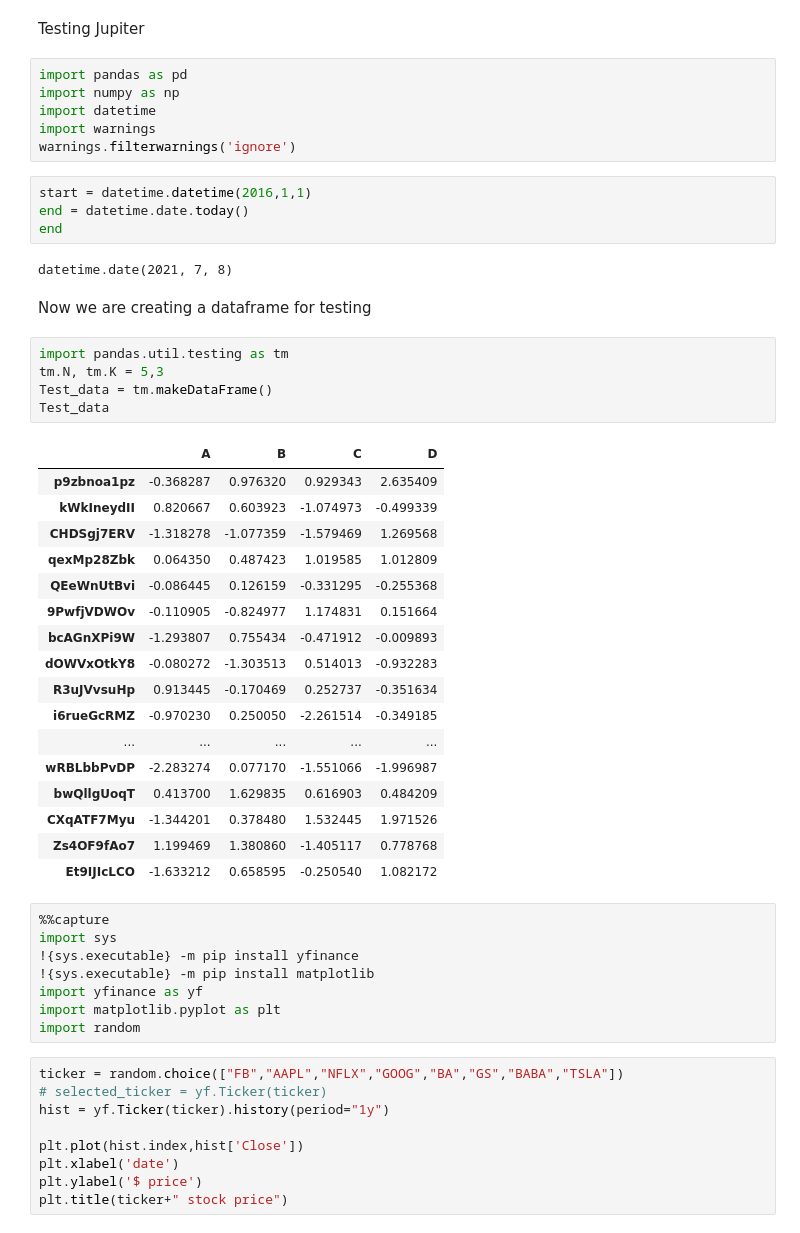
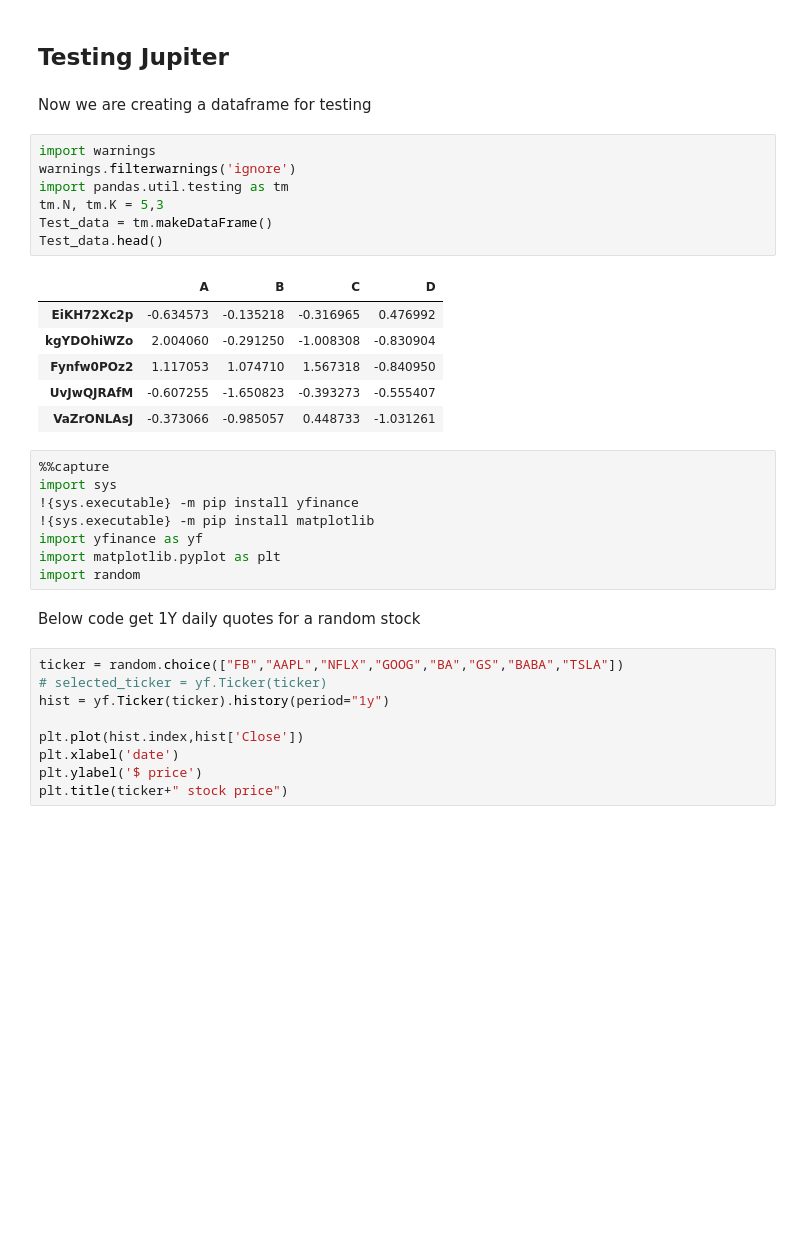
Before and after one commit to alexanu/Data_analysis_snippets, a Jupyter notebook: Playing_with_Data.ipynb, the cells around one changed output. Saved outputs shown, nothing was run; the diff lists cells and outputs as text; blank space fills up the shorter version.

```diff
--- a/Playing_with_Data.ipynb
+++ b/Playing_with_Data.ipynb
@@ -1,42 +1,21 @@
-# %% [markdown]
-Testing Jupiter
-# %%
-import pandas as pd
-import numpy as np
-import datetime
-import warnings
-warnings.filterwarnings('ignore')
-# %%
-start = datetime.datetime(2016,1,1)
-end = datetime.date.today()
-end
-# %% [output]
-datetime.date(2021, 7, 8)
+# %% [markdown]
+## Testing Jupiter
 # %% [markdown]
 Now we are creating a dataframe for testing
 # %%
+import warnings
+warnings.filterwarnings('ignore')
 import pandas.util.testing as tm
 tm.N, tm.K = 5,3
 Test_data = tm.makeDataFrame()
-Test_data
+Test_data.head()
 # %% [output]
 |  | A | B | C | D |
-| p9zbnoa1pz | -0.368287 | 0.976320 | 0.929343 | 2.635409 |
-| kWkIneydII | 0.820667 | 0.603923 | -1.074973 | -0.499339 |
-| CHDSgj7ERV | -1.318278 | -1.077359 | -1.579469 | 1.269568 |
-| qexMp28Zbk | 0.064350 | 0.487423 | 1.019585 | 1.012809 |
-| QEeWnUtBvi | -0.086445 | 0.126159 | -0.331295 | -0.255368 |
-| 9PwfjVDWOv | -0.110905 | -0.824977 | 1.174831 | 0.151664 |
-| bcAGnXPi9W | -1.293807 | 0.755434 | -0.471912 | -0.009893 |
-| dOWVxOtkY8 | -0.080272 | -1.303513 | 0.514013 | -0.932283 |
-| R3uJVvsuHp | 0.913445 | -0.170469 | 0.252737 | -0.351634 |
-| i6rueGcRMZ | -0.970230 | 0.250050 | -2.261514 | -0.349185 |
-| ... | ... | ... | ... | ... |
-| wRBLbbPvDP | -2.283274 | 0.077170 | -1.551066 | -1.996987 |
-| bwQllgUoqT | 0.413700 | 1.629835 | 0.616903 | 0.484209 |
-| CXqATF7Myu | -1.344201 | 0.378480 | 1.532445 | 1.971526 |
-| Zs4OF9fAo7 | 1.199469 | 1.380860 | -1.405117 | 0.778768 |
-| Et9IJIcLCO | -1.633212 | 0.658595 | -0.250540 | 1.082172 |
+| EiKH72Xc2p | -0.634573 | -0.135218 | -0.316965 | 0.476992 |
+| kgYDOhiWZo | 2.004060 | -0.291250 | -1.008308 | -0.830904 |
+| Fynfw0POz2 | 1.117053 | 1.074710 | 1.567318 | -0.840950 |
+| UvJwQJRAfM | -0.607255 | -1.650823 | -0.393273 | -0.555407 |
+| VaZrONLAsJ | -0.373066 | -0.985057 | 0.448733 | -1.031261 |
 # %%
 %%capture
 import sys
@@ -45,6 +24,8 @@ import sys
 import yfinance as yf
 import matplotlib.pyplot as plt
 import random
+# %% [markdown]
+Below code get 1Y daily quotes for a random stock
 # %%
 ticker = random.choice(["FB","AAPL","NFLX","GOOG","BA","GS","BABA","TSLA"])
 # selected_ticker = yf.Ticker(ticker)
```
Also changed, not shown: parts of 2 cells of this notebook.
